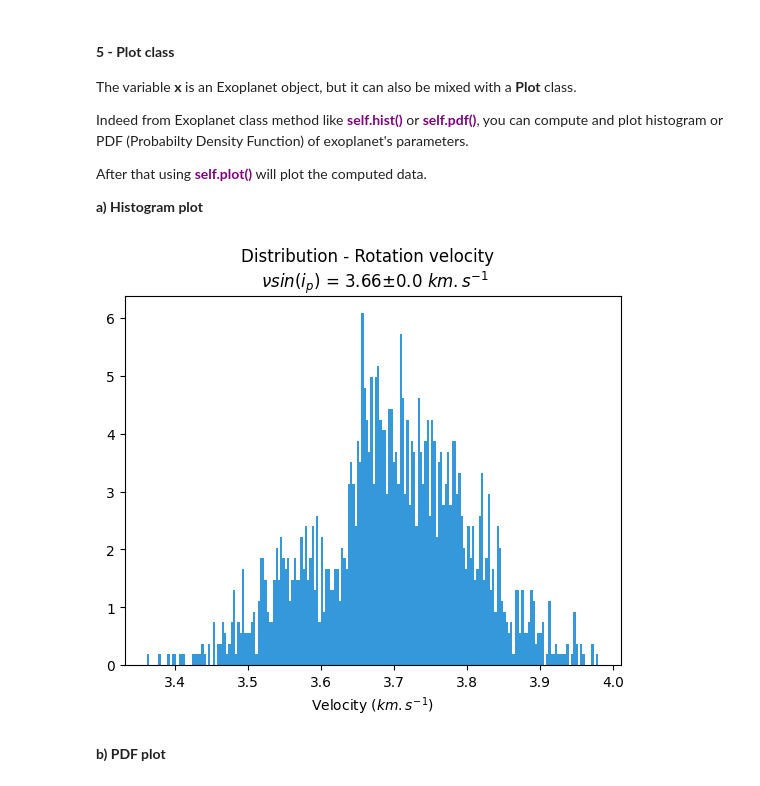
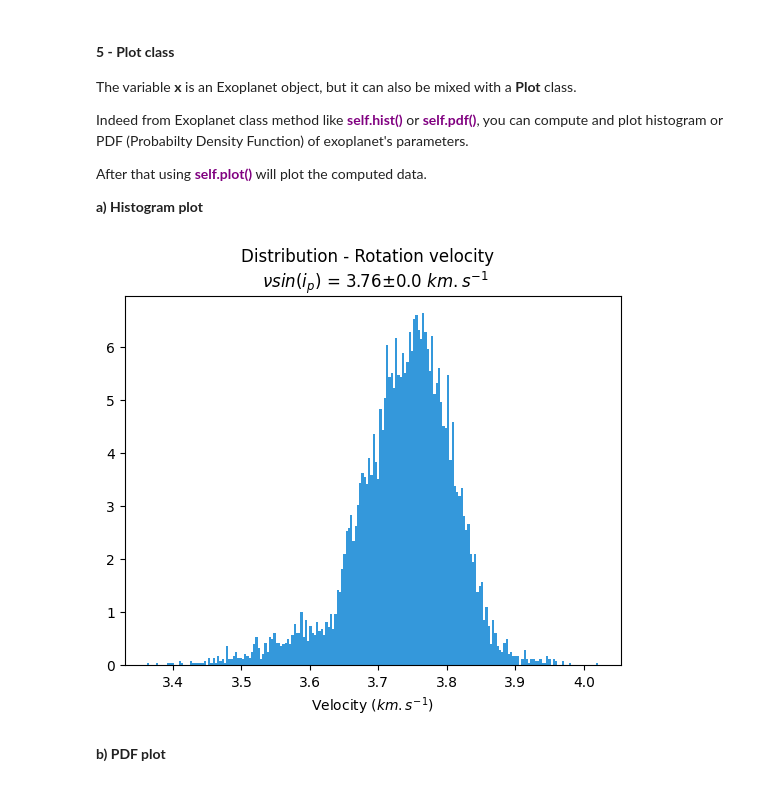
Before and after one commit to exoAtmospheres/exoSpin, a Jupyter notebook: docs/DEMO_exoSpin.ipynb, the cells around one changed output. Drawn from its saved outputs; the diff is of its cells as text; code cells hidden in the pictures.

```diff
--- a/docs/DEMO_exoSpin.ipynb
+++ b/docs/DEMO_exoSpin.ipynb
@@ -25,10 +25,10 @@ For more details, go to the obliquity documentation.
 n = 10000 # Number of samples wanted to generate a normal distribution from only mean value and standard deviation.
 
 exoplanet_name = 'AB Pic b'
-io = 'data/io.dat'
+io = 'data/io_2024.dat'
 radius = 'data/rp_vrot.txt'
 vsini = 'data/rp_vrot.txt'
-omega = [-5,1,n]
+omega = [-5,4,n]
 P = 2.1
 M = 10
 # %% [markdown]
@@ -107,8 +107,8 @@ After that using <font color='purple'>**self.plot()**</font> will plot the compu
 
 **a) Histogram plot**
 # %%
-x.hist('Radius','#3498DB').plot()
+x.hist('Rotational velocity','#3498DB').plot()
 # %% [output]
-[figure, old version]
+[figure, new version]
 # %% [markdown]
 **b) PDF plot**
```
Also changed, not shown: parts of 7 cells of this notebook, 31 other files.
